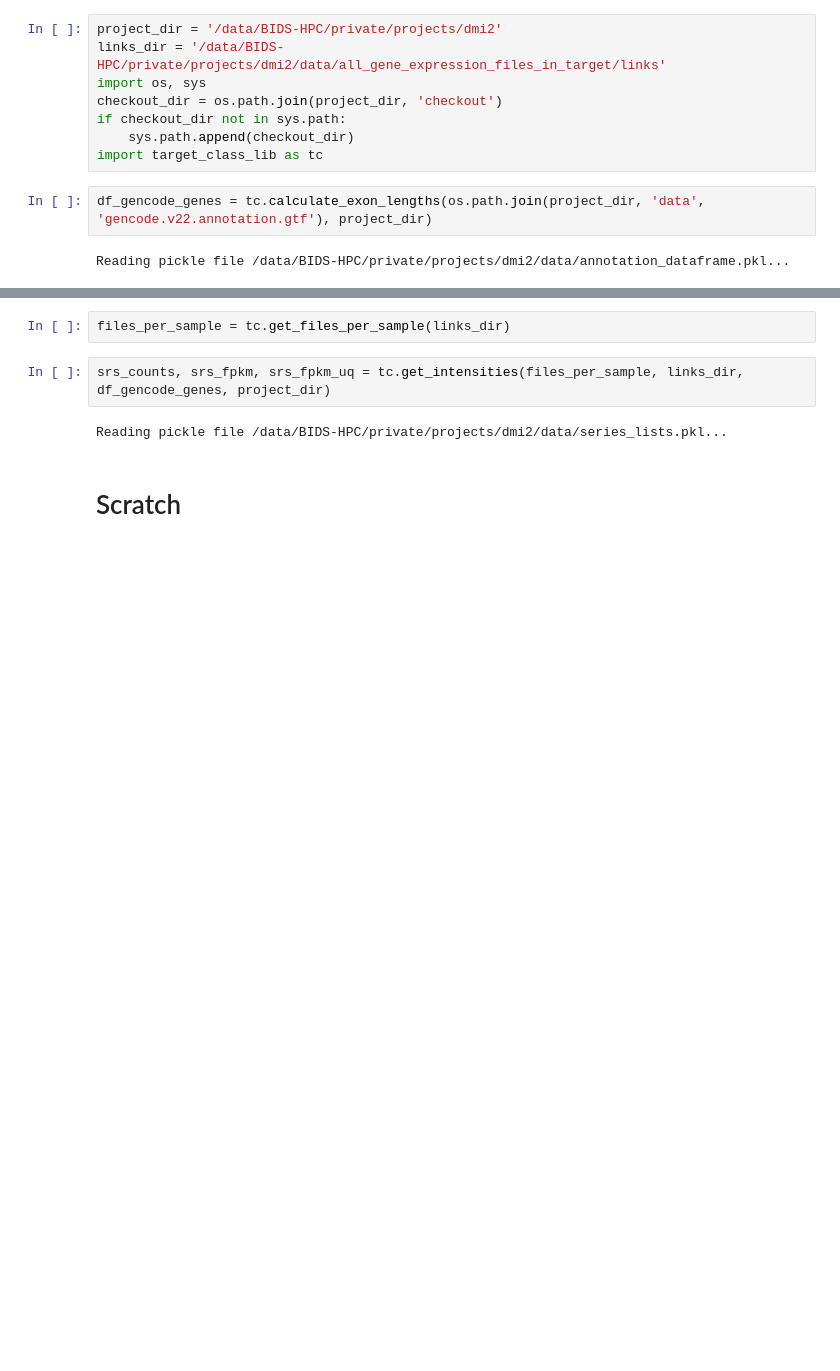
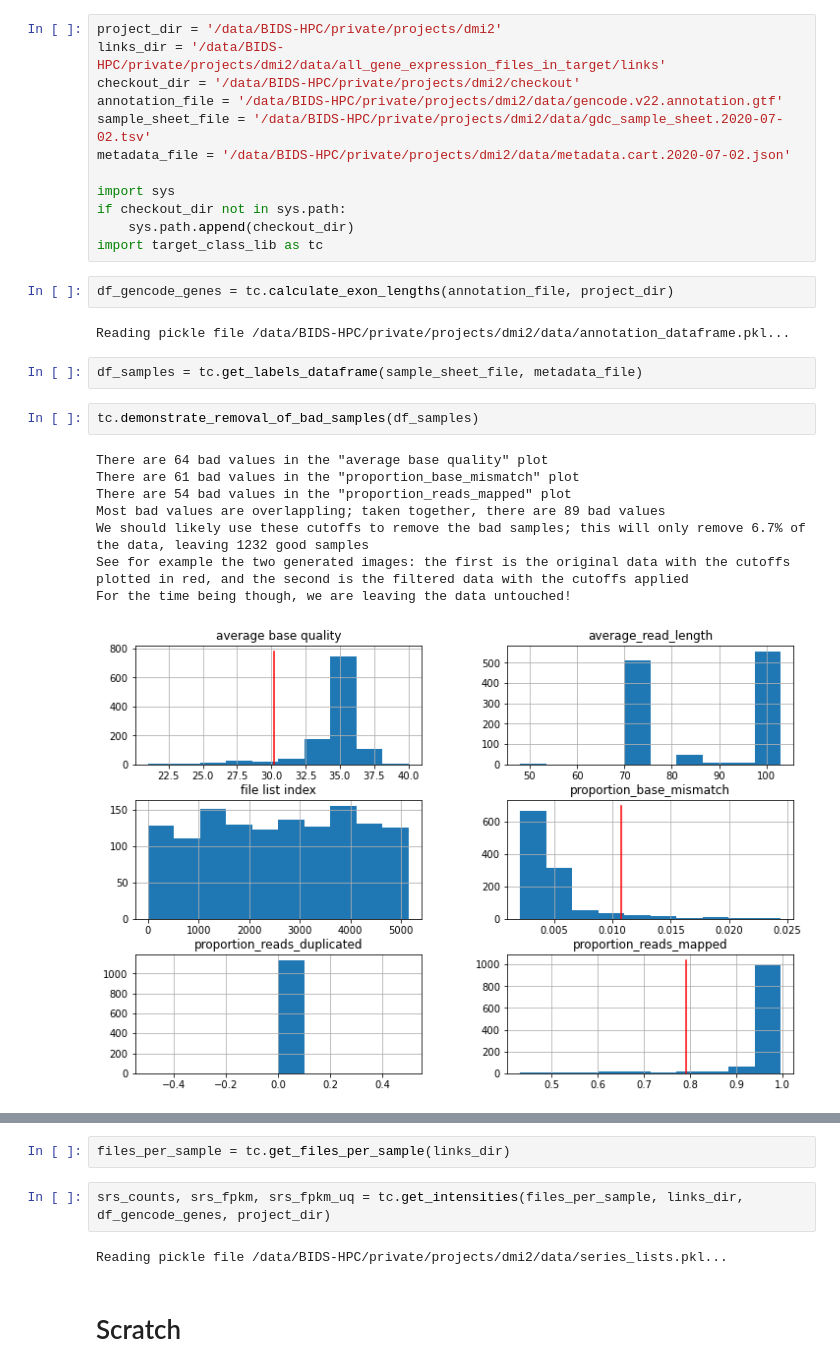
Before and after one commit to andrew-weisman/target_classification, a Jupyter notebook: main.ipynb, the cells around one changed output, grey strips where cells are left out. Cells and saved outputs as stored; diff of their text form; blank space fills up the shorter version.

```diff
--- a/main.ipynb
+++ b/main.ipynb
@@ -1,12 +1,29 @@
 # %%
 project_dir = '/data/BIDS-HPC/private/projects/dmi2'
 links_dir = '/data/BIDS-HPC/private/projects/dmi2/data/all_gene_expression_files_in_target/links'
-import os, sys
-checkout_dir = os.path.join(project_dir, 'checkout')
+checkout_dir = '/data/BIDS-HPC/private/projects/dmi2/checkout'
+annotation_file = '/data/BIDS-HPC/private/projects/dmi2/data/gencode.v22.annotation.gtf'
+sample_sheet_file = '/data/BIDS-HPC/private/projects/dmi2/data/gdc_sample_sheet.2020-07-02.tsv'
+metadata_file = '/data/BIDS-HPC/private/projects/dmi2/data/metadata.cart.2020-07-02.json'
+
+import sys
 if checkout_dir not in sys.path:
     sys.path.append(checkout_dir)
 import target_class_lib as tc
-# %%
-df_gencode_genes = tc.calculate_exon_lengths(os.path.join(project_dir, 'data', 'gencode.v22.annotation.gtf'), project_dir)
-# %% [output]
-Reading pickle file /data/BIDS-HPC/private/projects/dmi2/data/annotation_dataframe.pkl...
+# %%
+df_gencode_genes = tc.calculate_exon_lengths(annotation_file, project_dir)
+# %% [output]
+Reading pickle file /data/BIDS-HPC/private/projects/dmi2/data/annotation_dataframe.pkl...
+# %%
+df_samples = tc.get_labels_dataframe(sample_sheet_file, metadata_file)
+# %%
+tc.demonstrate_removal_of_bad_samples(df_samples)
+# %% [output]
+There are 64 bad values in the "average base quality" plot
+There are 61 bad values in the "proportion_base_mismatch" plot
+There are 54 bad values in the "proportion_reads_mapped" plot
+Most bad values are overlappling; taken together, there are 89 bad values
+We should likely use these cutoffs to remove the bad samples; this will only remove 6.7% of the data, leaving 1232 good samples
+See for example the two generated images: the first is the original data with the cutoffs plotted in red, and the second is the filtered data with the cutoffs applied
+For the time being though, we are leaving the data untouched!
+[figure, added]
```
Also changed, not shown: parts of 26 cells of this notebook, 2 other files.
